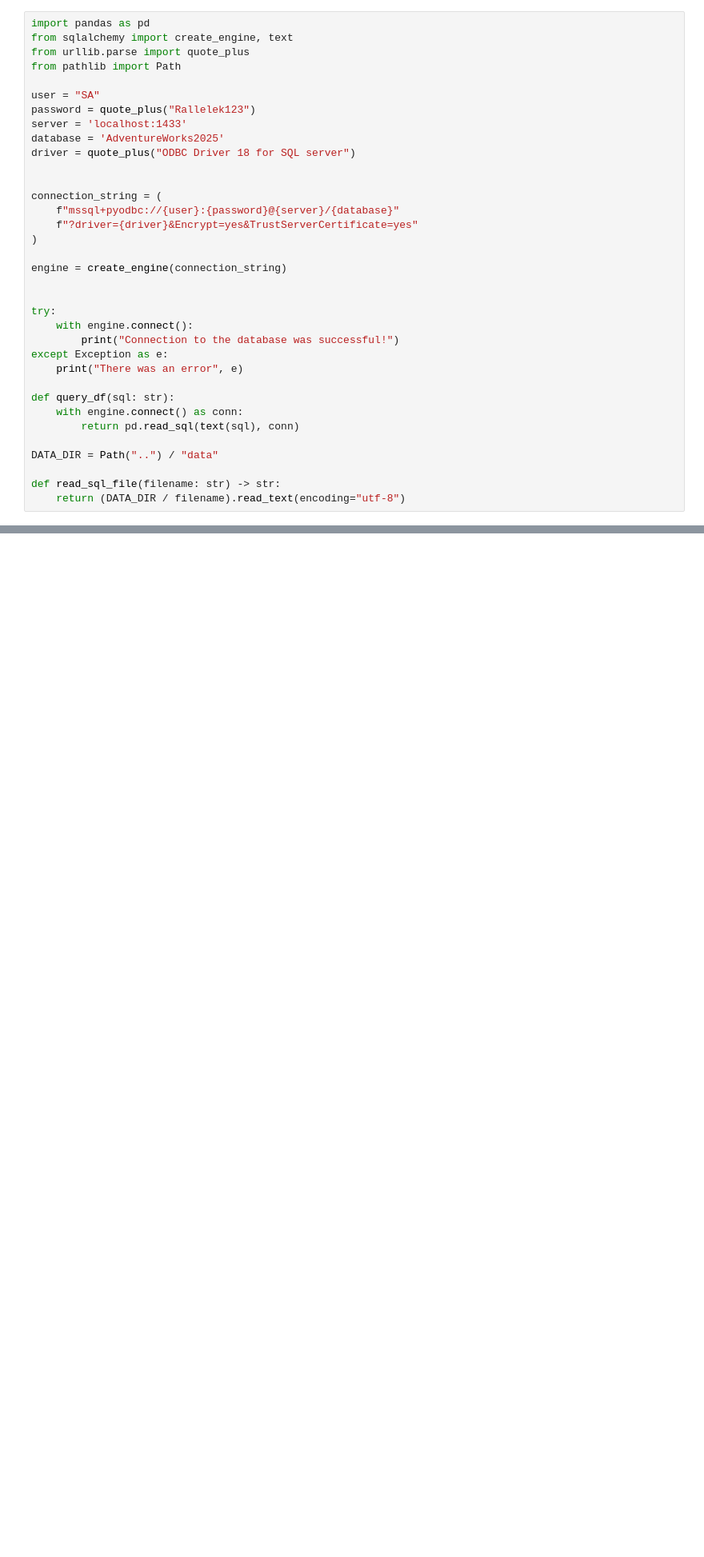
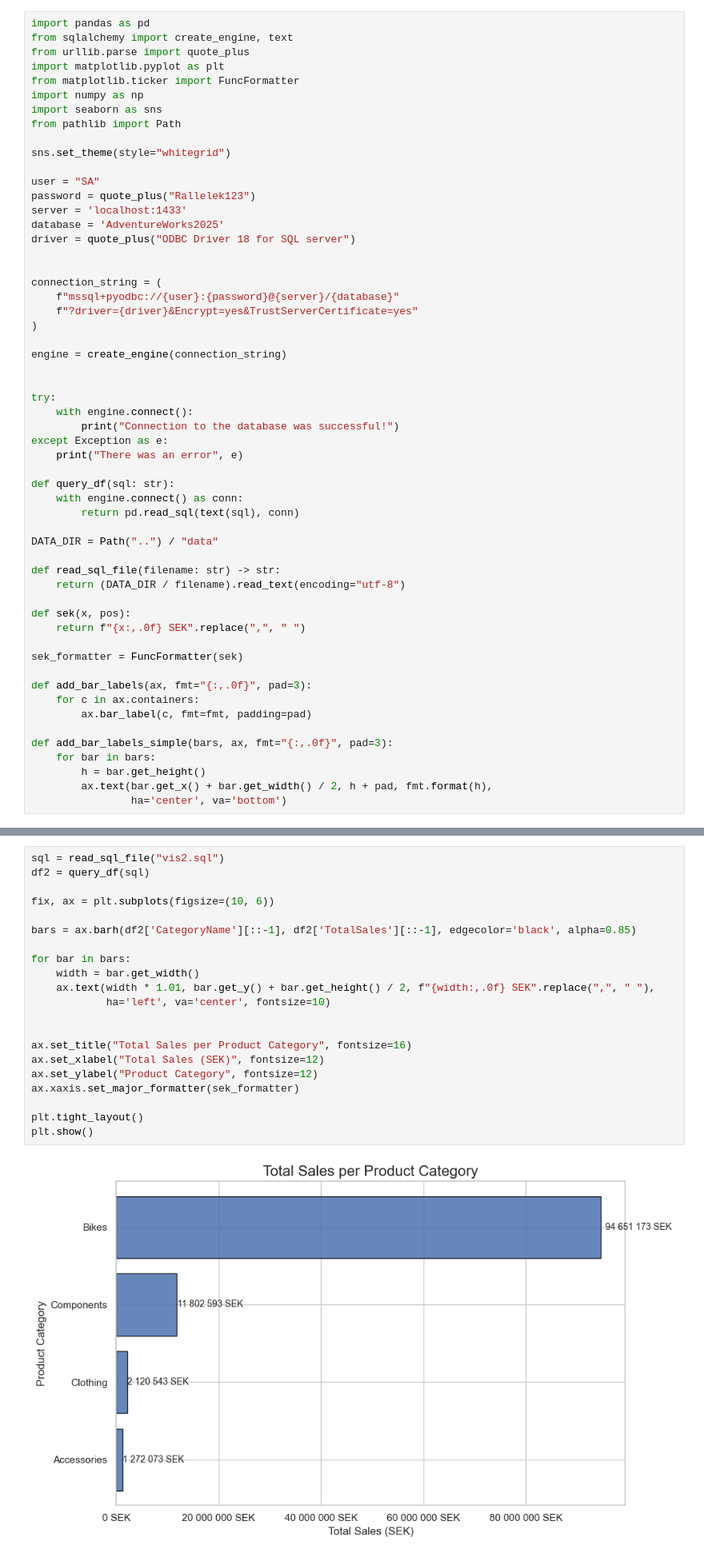
Before and after one commit to Jesdawow/SQL_Adventureworks, a Jupyter notebook: notebooks/analysis.ipynb, the cells around one changed output, grey strips where cells are left out. Shown at 80% size. Saved outputs shown, nothing was run; the diff lists cells and outputs as text; blank space fills up the shorter version.

Commit message:
added all vis for G, made 4 visualisations so far.

```diff
--- a/notebooks/analysis.ipynb
+++ b/notebooks/analysis.ipynb
@@ -4,7 +4,13 @@
 import pandas as pd
 from sqlalchemy import create_engine, text
 from urllib.parse import quote_plus
+import matplotlib.pyplot as plt
+from matplotlib.ticker import FuncFormatter
+import numpy as np
+import seaborn as sns
 from pathlib import Path
+
+sns.set_theme(style="whitegrid")
 
 user = "SA"
 password = quote_plus("Rallelek123")
@@ -35,3 +41,18 @@ DATA_DIR = Path("..") / "data"
 
 def read_sql_file(filename: str) -> str:
     return (DATA_DIR / filename).read_text(encoding="utf-8")
+
+def sek(x, pos):
+    return f"{x:,.0f} SEK".replace(",", " ")
+
+sek_formatter = FuncFormatter(sek)
+
+def add_bar_labels(ax, fmt="{:,.0f}", pad=3):
+    for c in ax.containers:
+        ax.bar_label(c, fmt=fmt, padding=pad)
+
+def add_bar_labels_simple(bars, ax, fmt="{:,.0f}", pad=3):
+    for bar in bars:
+        h = bar.get_height()
+        ax.text(bar.get_x() + bar.get_width() / 2, h + pad, fmt.format(h),
+                ha='center', va='bottom')
@@ -55,0 +85,23 @@ df.plot(
+# %%
+sql = read_sql_file("vis2.sql")
+df2 = query_df(sql)
+
+fix, ax = plt.subplots(figsize=(10, 6))
+
+bars = ax.barh(df2['CategoryName'][::-1], df2['TotalSales'][::-1], edgecolor='black', alpha=0.85)
+
+for bar in bars:
+    width = bar.get_width()
+    ax.text(width * 1.01, bar.get_y() + bar.get_height() / 2, f"{width:,.0f} SEK".replace(",", " "),
+            ha='left', va='center', fontsize=10)
+
+
+ax.set_title("Total Sales per Product Category", fontsize=16)
+ax.set_xlabel("Total Sales (SEK)", fontsize=12)
+ax.set_ylabel("Product Category", fontsize=12)
+ax.xaxis.set_major_formatter(sek_formatter)
+
+plt.tight_layout()
+plt.show()
+# %% [output]
+[figure, added]
```
Also changed, not shown: parts of 13 cells of this notebook, 7 other files.
